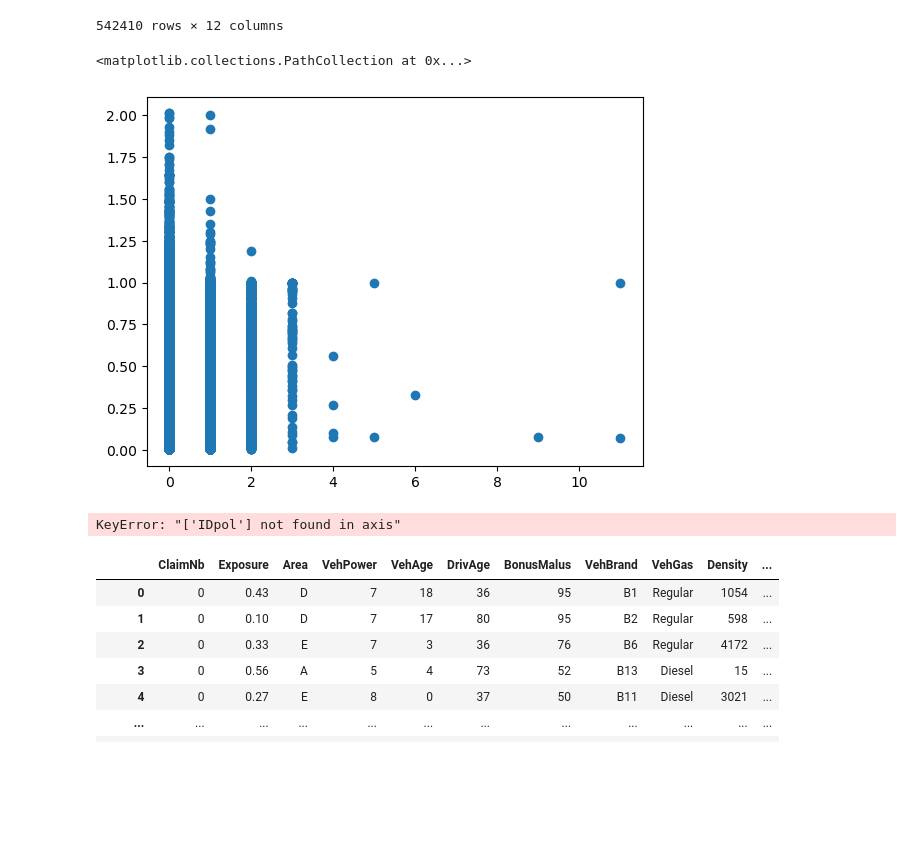
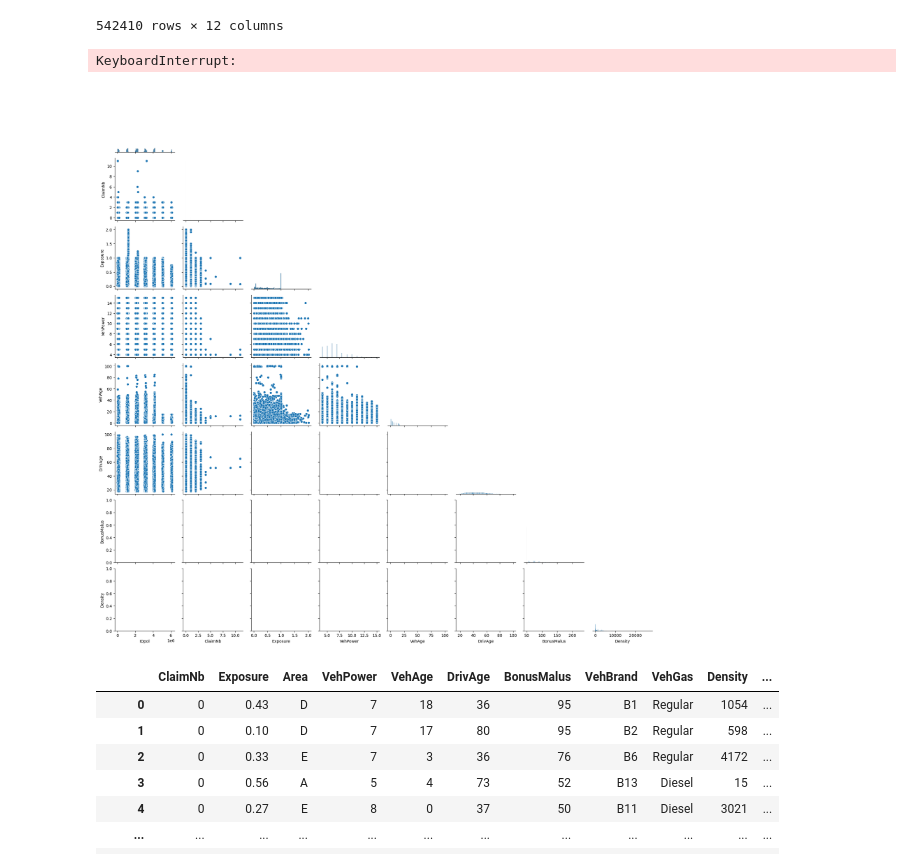
Before and after one commit to Simon-Simonsen/ML-project, a Jupyter notebook: dateExplo.ipynb, the cells around one changed output. Saved outputs shown, nothing was run; the diff lists cells and outputs as text; code cells hidden in the pictures; blank space fills up the shorter version.

```diff
--- a/dateExplo.ipynb
+++ b/dateExplo.ipynb
@@ -21,17 +22,13 @@ df
 # %%
 import seaborn as sns
 
-df["IDpol"].value_counts()
+
 df["ClaimNb"].value_counts()
 
-plt.scatter(df["ClaimNb"],df["Exposure"])
+sns.pairplot(df,corner=True)
 # %% [output]
-<matplotlib.collections.PathCollection at 0x...>
+KeyboardInterrupt:
-[figure, old version]
+[figure, new version]
-# %%
-df = df.drop("IDpol", axis=1)
-# %% [output]
-KeyError: "['IDpol'] not found in axis"
 # %%
 df = df.dropna()
 # %% [output]
```
Also changed, not shown: parts of 22 cells of this notebook.
